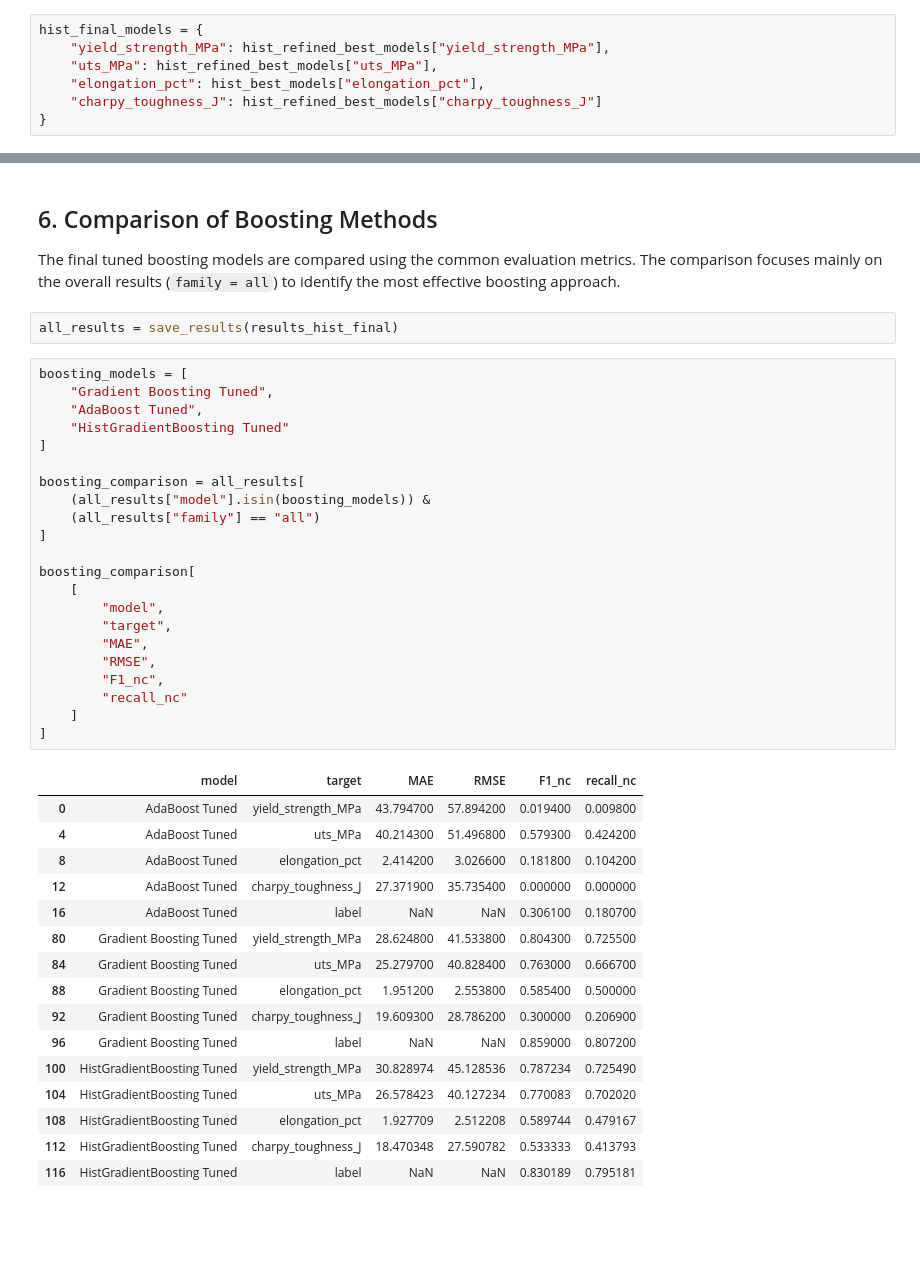
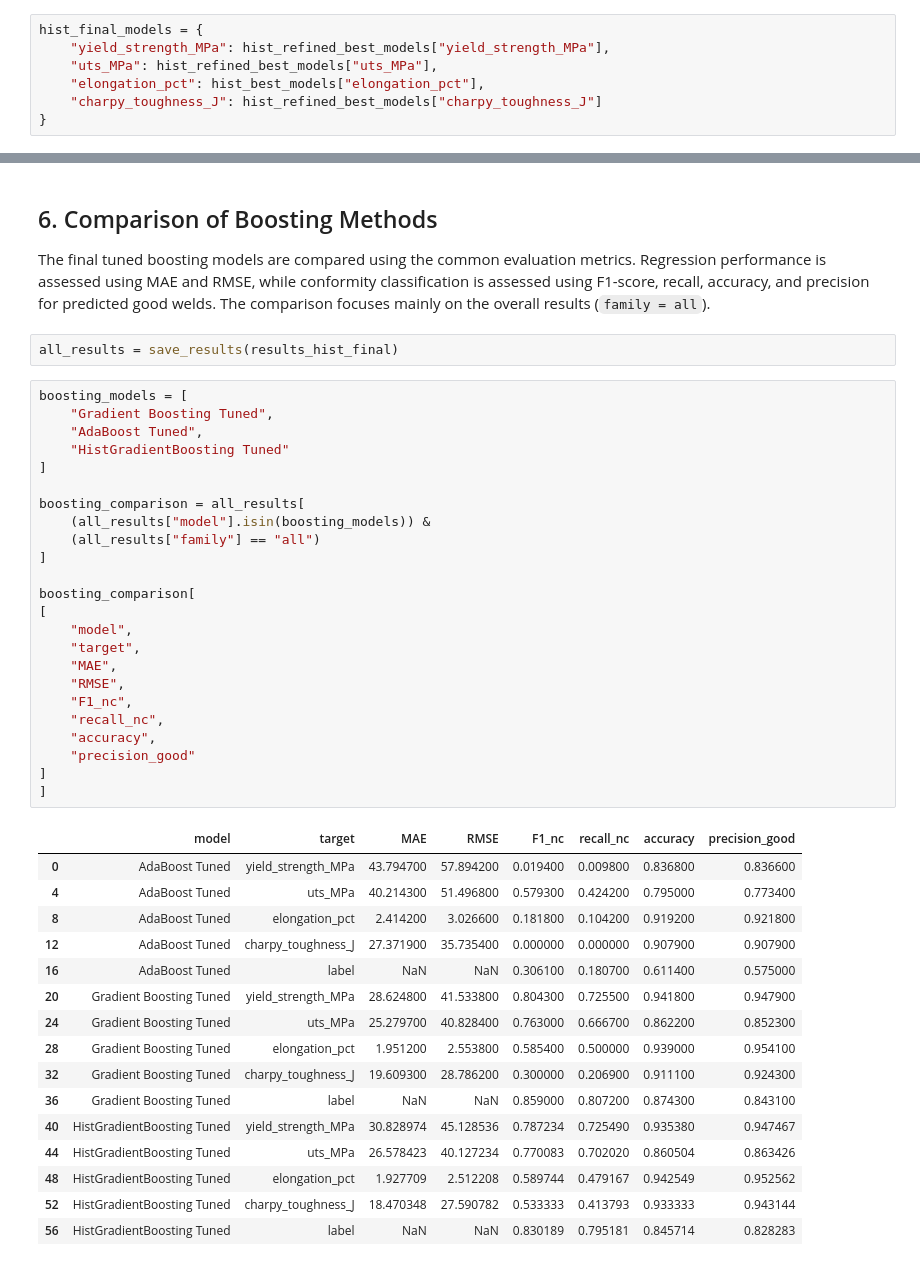
Before and after one commit to K3YB04RD-w4rri0r/ml-soldering-prediction, a Jupyter notebook: modeling/3_boosting.ipynb, the cells around one changed output, grey strips where cells are left out. Cells and saved outputs as stored; diff of their text form; blank space fills up the shorter version.

Commit message:
Update boosting evaluation with latest metrics

```diff
--- a/modeling/3_boosting.ipynb
+++ b/modeling/3_boosting.ipynb
@@ -663,48 +663,50 @@ results_hist_final
 # %% [markdown]
 ## 6. Comparison of Boosting Methods
 
-The final tuned boosting models are compared using the common evaluation metrics. The comparison focuses mainly on the overall results (`family = all`) to identify the most effective boosting approach.
+The final tuned boosting models are compared using the common evaluation metrics. Regression performance is assessed using MAE and RMSE, while conformity classification is assessed using F1-score, recall, accuracy, and precision for predicted good welds. The comparison focuses mainly on the overall results (`family = all`).
 # %%
 all_results = save_results(results_hist_final)
 # %%
 boosting_models = [
     "Gradient Boosting Tuned",
     "AdaBoost Tuned",
     "HistGradientBoosting Tuned"
 ]
 
 boosting_comparison = all_results[
     (all_results["model"].isin(boosting_models)) &
     (all_results["family"] == "all")
 ]
 
 boosting_comparison[
-    [
-        "model",
-        "target",
-        "MAE",
-        "RMSE",
-        "F1_nc",
-        "recall_nc"
-    ]
+[
+    "model",
+    "target",
+    "MAE",
+    "RMSE",
+    "F1_nc",
+    "recall_nc",
+    "accuracy",
+    "precision_good"
 ]
+]
 # %% [output]
-|  | model | target | MAE | RMSE | F1_nc | recall_nc |
-| 0 | AdaBoost Tuned | yield_strength_MPa | 43.794700 | 57.894200 | 0.019400 | 0.009800 |
-| 4 | AdaBoost Tuned | uts_MPa | 40.214300 | 51.496800 | 0.579300 | 0.424200 |
-| 8 | AdaBoost Tuned | elongation_pct | 2.414200 | 3.026600 | 0.181800 | 0.104200 |
-| 12 | AdaBoost Tuned | charpy_toughness_J | 27.371900 | 35.735400 | 0.000000 | 0.000000 |
-| 16 | AdaBoost Tuned | label | NaN | NaN | 0.306100 | 0.180700 |
-| 80 | Gradient Boosting Tuned | yield_strength_MPa | 28.624800 | 41.533800 | 0.804300 | 0.725500 |
-| 84 | Gradient Boosting Tuned | uts_MPa | 25.279700 | 40.828400 | 0.763000 | 0.666700 |
-| 88 | Gradient Boosting Tuned | elongation_pct | 1.951200 | 2.553800 | 0.585400 | 0.500000 |
-| 92 | Gradient Boosting Tuned | charpy_toughness_J | 19.609300 | 28.786200 | 0.300000 | 0.206900 |
-| 96 | Gradient Boosting Tuned | label | NaN | NaN | 0.859000 | 0.807200 |
-| 100 | HistGradientBoosting Tuned | yield_strength_MPa | 30.828974 | 45.128536 | 0.787234 | 0.725490 |
-| 104 | HistGradientBoosting Tuned | uts_MPa | 26.578423 | 40.127234 | 0.770083 | 0.702020 |
-| 108 | HistGradientBoosting Tuned | elongation_pct | 1.927709 | 2.512208 | 0.589744 | 0.479167 |
-| 112 | HistGradientBoosting Tuned | charpy_toughness_J | 18.470348 | 27.590782 | 0.533333 | 0.413793 |
-| 116 | HistGradientBoosting Tuned | label | NaN | NaN | 0.830189 | 0.795181 |
+|  | model | target | MAE | RMSE | F1_nc | recall_nc | accuracy | precision_good |
+| 0 | AdaBoost Tuned | yield_strength_MPa | 43.794700 | 57.894200 | 0.019400 | 0.009800 | 0.836800 | 0.836600 |
+| 4 | AdaBoost Tuned | uts_MPa | 40.214300 | 51.496800 | 0.579300 | 0.424200 | 0.795000 | 0.773400 |
+| 8 | AdaBoost Tuned | elongation_pct | 2.414200 | 3.026600 | 0.181800 | 0.104200 | 0.919200 | 0.921800 |
+| 12 | AdaBoost Tuned | charpy_toughness_J | 27.371900 | 35.735400 | 0.000000 | 0.000000 | 0.907900 | 0.907900 |
+| 16 | AdaBoost Tuned | label | NaN | NaN | 0.306100 | 0.180700 | 0.611400 | 0.575000 |
+| 20 | Gradient Boosting Tuned | yield_strength_MPa | 28.624800 | 41.533800 | 0.804300 | 0.725500 | 0.941800 | 0.947900 |
+| 24 | Gradient Boosting Tuned | uts_MPa | 25.279700 | 40.828400 | 0.763000 | 0.666700 | 0.862200 | 0.852300 |
+| 28 | Gradient Boosting Tuned | elongation_pct | 1.951200 | 2.553800 | 0.585400 | 0.500000 | 0.939000 | 0.954100 |
+| 32 | Gradient Boosting Tuned | charpy_toughness_J | 19.609300 | 28.786200 | 0.300000 | 0.206900 | 0.911100 | 0.924300 |
+| 36 | Gradient Boosting Tuned | label | NaN | NaN | 0.859000 | 0.807200 | 0.874300 | 0.843100 |
+| 40 | HistGradientBoosting Tuned | yield_strength_MPa | 30.828974 | 45.128536 | 0.787234 | 0.725490 | 0.935380 | 0.947467 |
+| 44 | HistGradientBoosting Tuned | uts_MPa | 26.578423 | 40.127234 | 0.770083 | 0.702020 | 0.860504 | 0.863426 |
+| 48 | HistGradientBoosting Tuned | elongation_pct | 1.927709 | 2.512208 | 0.589744 | 0.479167 | 0.942549 | 0.952562 |
+| 52 | HistGradientBoosting Tuned | charpy_toughness_J | 18.470348 | 27.590782 | 0.533333 | 0.413793 | 0.933333 | 0.943144 |
+| 56 | HistGradientBoosting Tuned | label | NaN | NaN | 0.830189 | 0.795181 | 0.845714 | 0.828283 |
 # %% [markdown]
 ### 6.1 Boosting Model Selection
 
```
Also changed, not shown: parts of 5 cells of this notebook.
